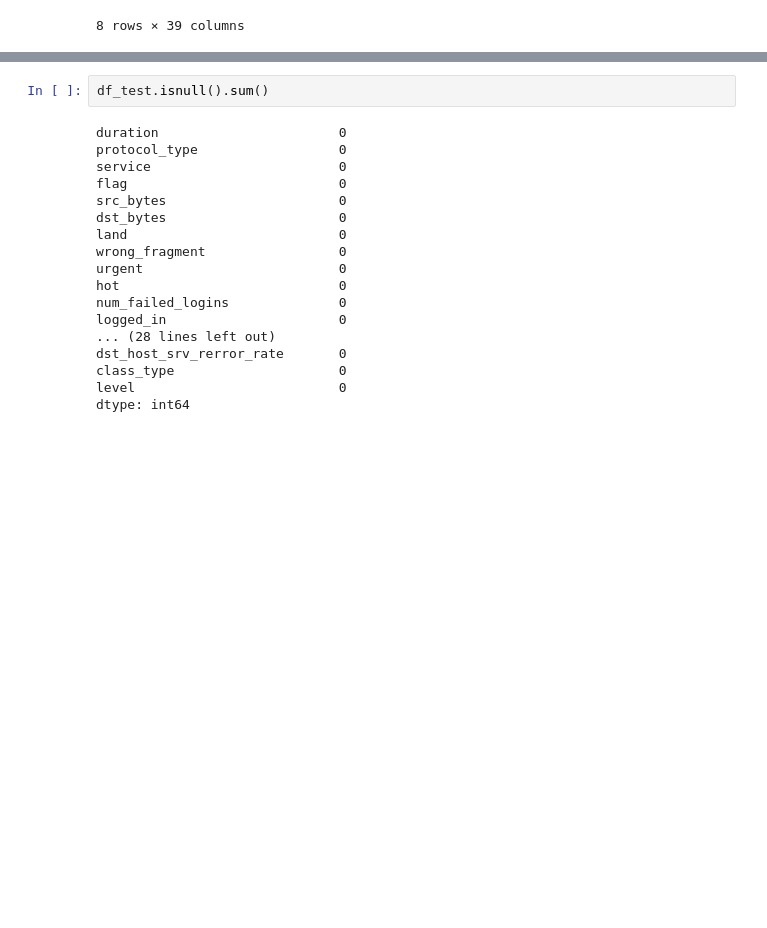
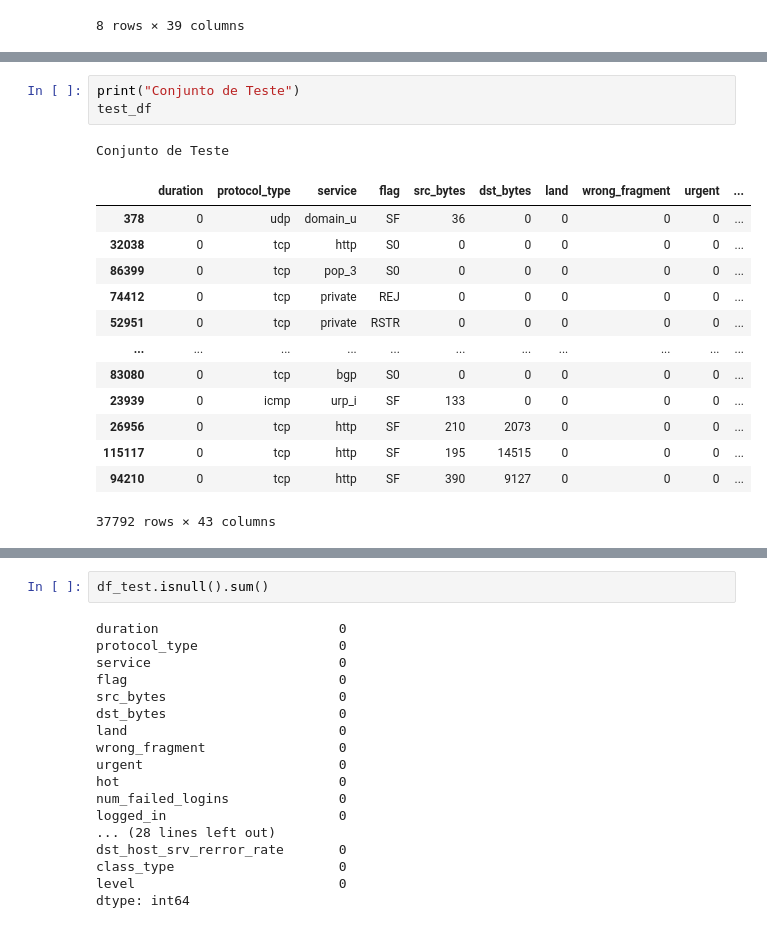
Before and after one commit to heloisebastos/NSL-KDD-Deteccao-Anomalias-Redes-Computadores, a Jupyter notebook: main.ipynb, the cells around one changed output, grey strips where cells are left out. Drawn from its saved outputs; the diff is of its cells as text; blank space fills up the shorter version.

```diff
--- a/main.ipynb
+++ b/main.ipynb
@@ -155 +148,19 @@ df_test
+# %%
+print("Conjunto de Teste")
+test_df
+# %% [output]
+Conjunto de Teste
+|  | duration | protocol_type | service | flag | src_bytes | dst_bytes | land | wrong_fragment | urgent | ... |
+| 378 | 0 | udp | domain_u | SF | 36 | 0 | 0 | 0 | 0 | ... |
+| 32038 | 0 | tcp | http | S0 | 0 | 0 | 0 | 0 | 0 | ... |
+| 86399 | 0 | tcp | pop_3 | S0 | 0 | 0 | 0 | 0 | 0 | ... |
+| 74412 | 0 | tcp | private | REJ | 0 | 0 | 0 | 0 | 0 | ... |
+| 52951 | 0 | tcp | private | RSTR | 0 | 0 | 0 | 0 | 0 | ... |
+| ... | ... | ... | ... | ... | ... | ... | ... | ... | ... | ... |
+| 83080 | 0 | tcp | bgp | S0 | 0 | 0 | 0 | 0 | 0 | ... |
+| 23939 | 0 | icmp | urp_i | SF | 133 | 0 | 0 | 0 | 0 | ... |
+| 26956 | 0 | tcp | http | SF | 210 | 2073 | 0 | 0 | 0 | ... |
+| 115117 | 0 | tcp | http | SF | 195 | 14515 | 0 | 0 | 0 | ... |
+| 94210 | 0 | tcp | http | SF | 390 | 9127 | 0 | 0 | 0 | ... |
+37792 rows × 43 columns
 # %%
```
Also changed, not shown: parts of 11 cells of this notebook.
